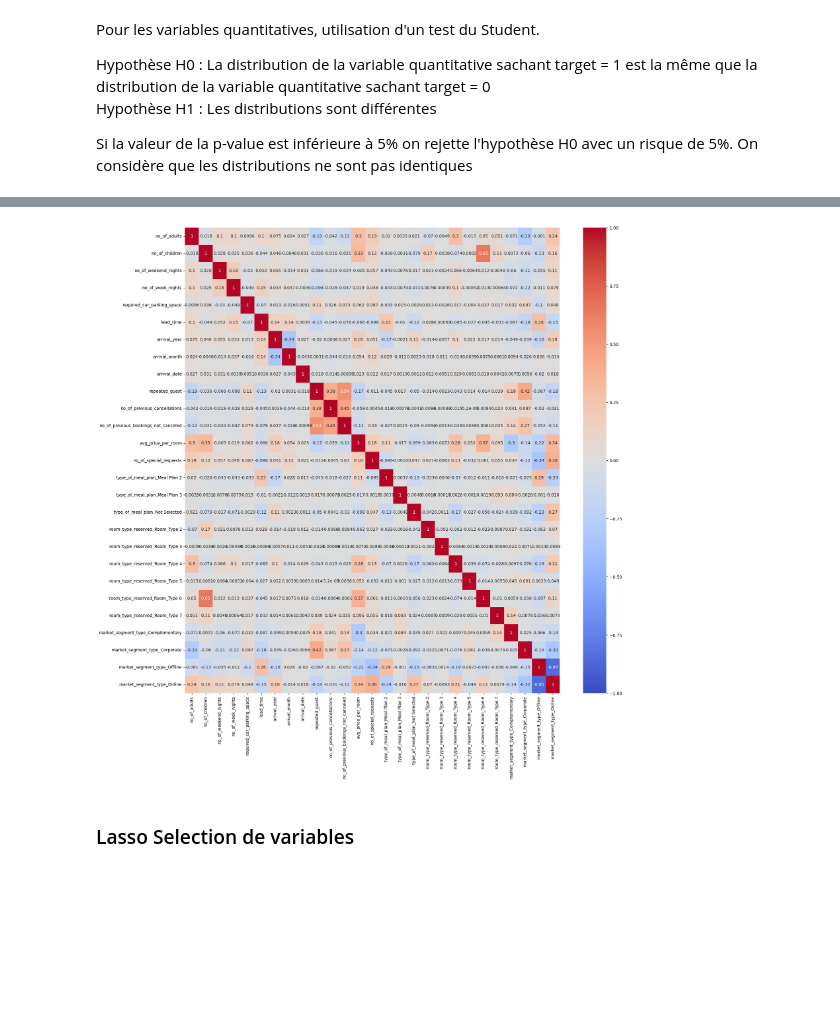
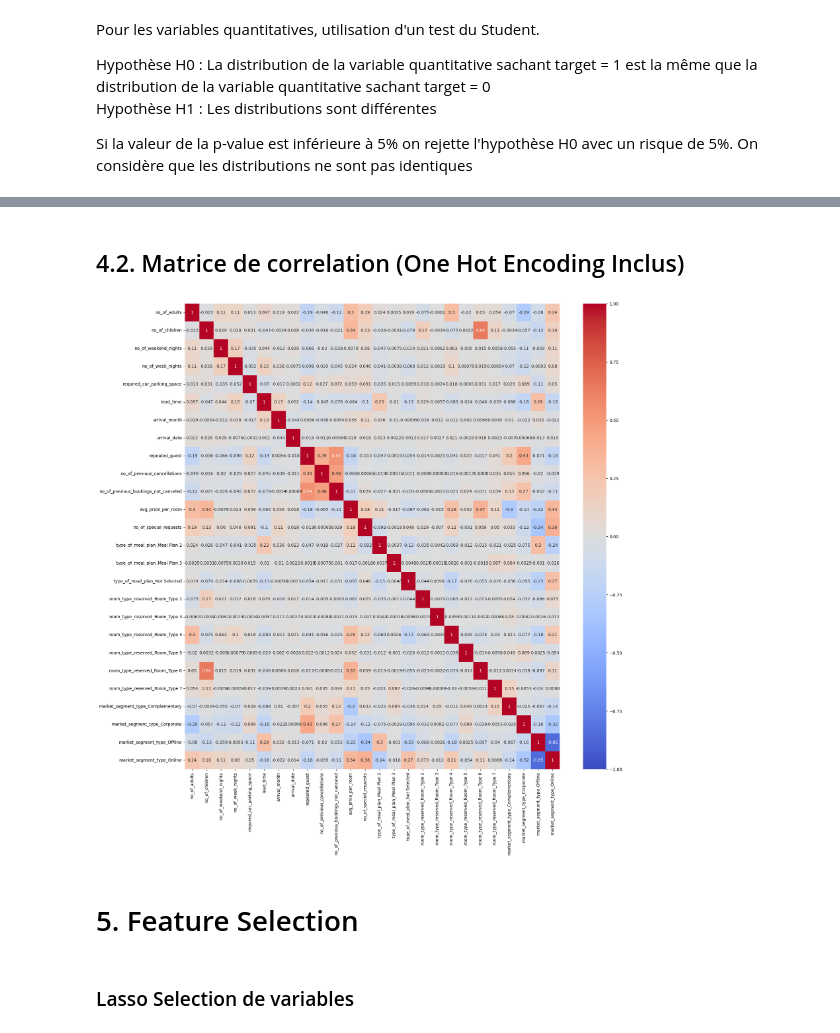
Before and after one commit to Ezequiel-Hurtado/grande_dimension, a Jupyter notebook: scripts/Script.ipynb, the cells around one changed output, grey strips where cells are left out. Saved outputs shown, nothing was run; the diff lists cells and outputs as text; code cells hidden in the pictures; blank space fills up the shorter version.

```diff
--- a/scripts/Script.ipynb
+++ b/scripts/Script.ipynb
@@ -300,0 +301,6 @@ no_of_special_requests: p-value test Student = 0.0
+# %%
+# Transformation de l'echantillon train.
+X_encoded = encoder.transform(X[X_enc_variables])
+X_encoded = pd.DataFrame(X_encoded,columns=encoder.get_feature_names_out(X_enc_variables))
+X_encoded.index = X.index
+X_encoded.head()
@@ -301,3 +314,6 @@ no_of_special_requests: p-value test Student = 0.0
+# %%
+# Transformation des label en une variable binaire quantitative. - Methode Ema
+Y_encoded = np.where(Y == 'Not_Canceled', 0,1)
 # %%
 # Fonction de création df avec encodage réalisé.
 def dfEncoded(data, dataEncoded, colEncoded):
@@ -306,4 +322,4 @@ def dfEncoded(data, dataEncoded, colEncoded):
     return encData
 # %%
 # Matrice complète Train.
-X_train_v2 = dfEncoded(X_train, X_train_encoded, X_enc_variables)
+X_complet = dfEncoded(X, X_encoded, X_enc_variables)
@@ -345,7 +326,11 @@ X_test_v2
+# %%
+X_train, X_test, Y_train, Y_test = ms.train_test_split(X_complet,Y_encoded, test_size= 0.2, train_size= 0.8, random_state= 42)
+# %% [markdown]
+## 4.2. Matrice de correlation (One Hot Encoding Inclus)
 # %%
 # Matrice de correlation de matrice complète Train.
 plt.figure(figsize=(20,20))
-sns.heatmap(X_train_v2.corr(), vmin= -1, vmax =1, annot= True, cmap='coolwarm')
+sns.heatmap(X_train.corr(), vmin= -1, vmax =1, annot= True, cmap='coolwarm')
 plt.show()
 # %% [output]
-[figure, old version]
+[figure, new version]
@@ -352,3 +340,5 @@ plt.show()
+# %% [markdown]
+# 5. Feature Selection
 # %% [markdown]
 ### Lasso Selection de variables
 # %%
```
Also changed, not shown: parts of 68 cells of this notebook, 1 other file.
